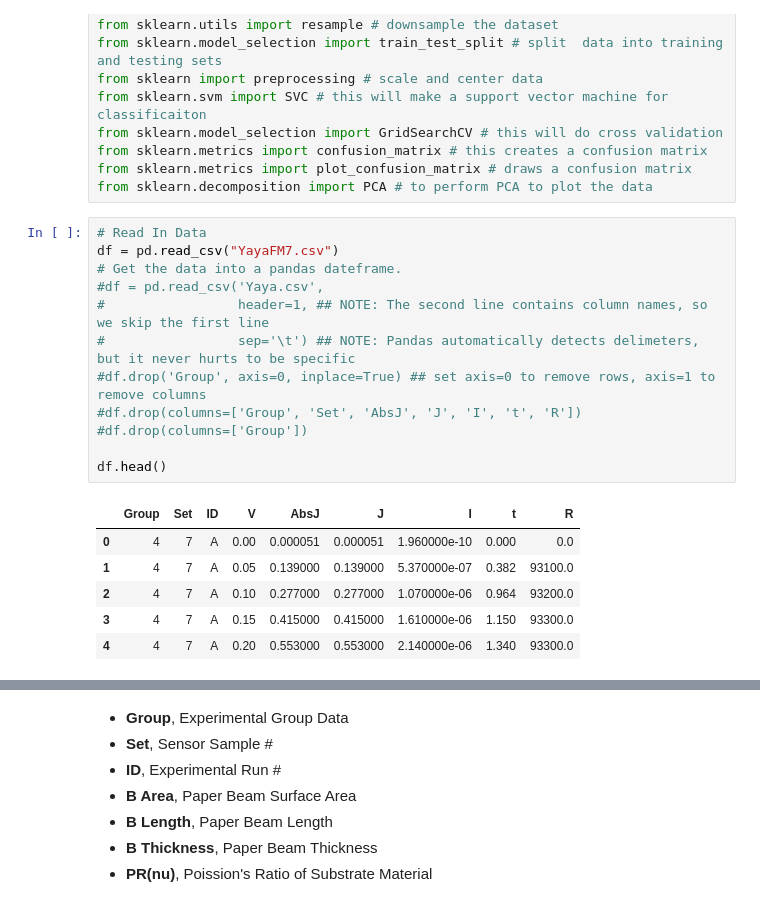
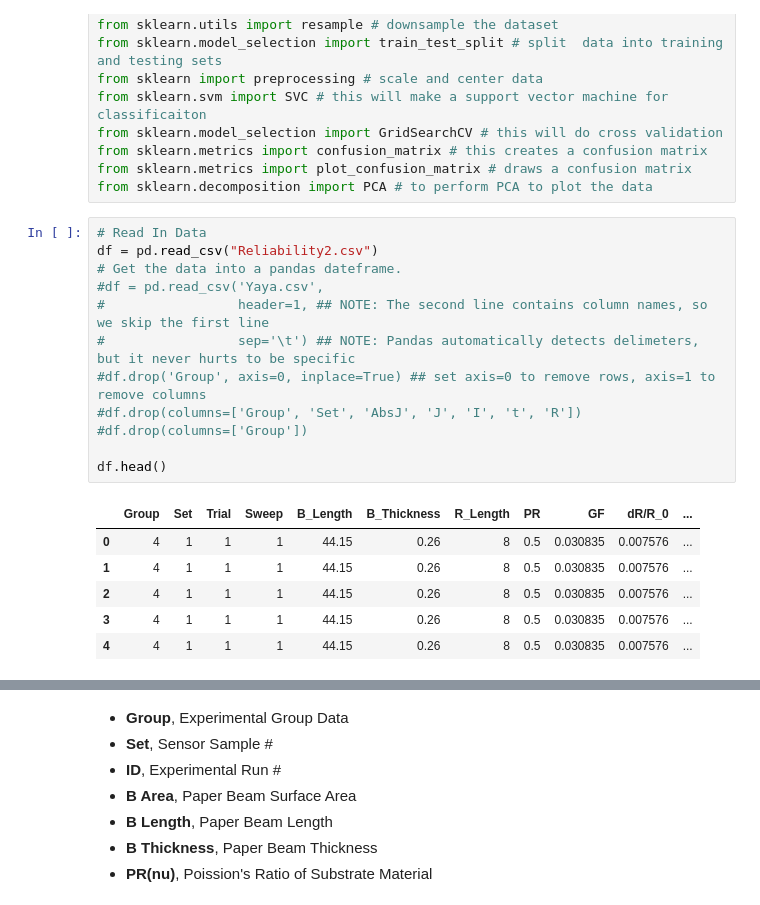
Before and after one commit to yahriels/MEMS-23, a Jupyter notebook: Machine Learning/Data Group 4/CYCLIC LIFE.ipynb, the cells around one changed output, grey strips where cells are left out. Drawn from its saved outputs; the diff is of its cells as text.

```diff
--- a/Machine Learning/Data Group 4/CYCLIC LIFE.ipynb
+++ b/Machine Learning/Data Group 4/CYCLIC LIFE.ipynb
@@ -35,23 +35,23 @@ from sklearn.metrics import plot_confusion_matrix # draws a confusion matrix
 from sklearn.decomposition import PCA # to perform PCA to plot the data
 # %%
 # Read In Data
-df = pd.read_csv("YayaFM7.csv")
+df = pd.read_csv("Reliability2.csv")
 # Get the data into a pandas dateframe.
 #df = pd.read_csv('Yaya.csv',
 #                 header=1, ## NOTE: The second line contains column names, so we skip the first line
 #                 sep='\t') ## NOTE: Pandas automatically detects delimeters, but it never hurts to be specific
 #df.drop('Group', axis=0, inplace=True) ## set axis=0 to remove rows, axis=1 to remove columns
 #df.drop(columns=['Group', 'Set', 'AbsJ', 'J', 'I', 't', 'R'])
 #df.drop(columns=['Group'])
 
 df.head()
 # %% [output]
-|  | Group | Set | ID | V | AbsJ | J | I | t | R |
-| 0 | 4 | 7 | A | 0.00 | 0.000051 | 0.000051 | 1.960000e-10 | 0.000 | 0.0 |
-| 1 | 4 | 7 | A | 0.05 | 0.139000 | 0.139000 | 5.370000e-07 | 0.382 | 93100.0 |
-| 2 | 4 | 7 | A | 0.10 | 0.277000 | 0.277000 | 1.070000e-06 | 0.964 | 93200.0 |
-| 3 | 4 | 7 | A | 0.15 | 0.415000 | 0.415000 | 1.610000e-06 | 1.150 | 93300.0 |
-| 4 | 4 | 7 | A | 0.20 | 0.553000 | 0.553000 | 2.140000e-06 | 1.340 | 93300.0 |
+|  | Group | Set | Trial | Sweep | B_Length | B_Thickness | R_Length | PR | GF | dR/R_0 | ... |
+| 0 | 4 | 1 | 1 | 1 | 44.15 | 0.26 | 8 | 0.5 | 0.030835 | 0.007576 | ... |
+| 1 | 4 | 1 | 1 | 1 | 44.15 | 0.26 | 8 | 0.5 | 0.030835 | 0.007576 | ... |
+| 2 | 4 | 1 | 1 | 1 | 44.15 | 0.26 | 8 | 0.5 | 0.030835 | 0.007576 | ... |
+| 3 | 4 | 1 | 1 | 1 | 44.15 | 0.26 | 8 | 0.5 | 0.030835 | 0.007576 | ... |
+| 4 | 4 | 1 | 1 | 1 | 44.15 | 0.26 | 8 | 0.5 | 0.030835 | 0.007576 | ... |
 # %%
 
 # this makes a box plot sorted by experiment
```
Also changed, not shown: parts of 19 cells of this notebook, 3 other files.
